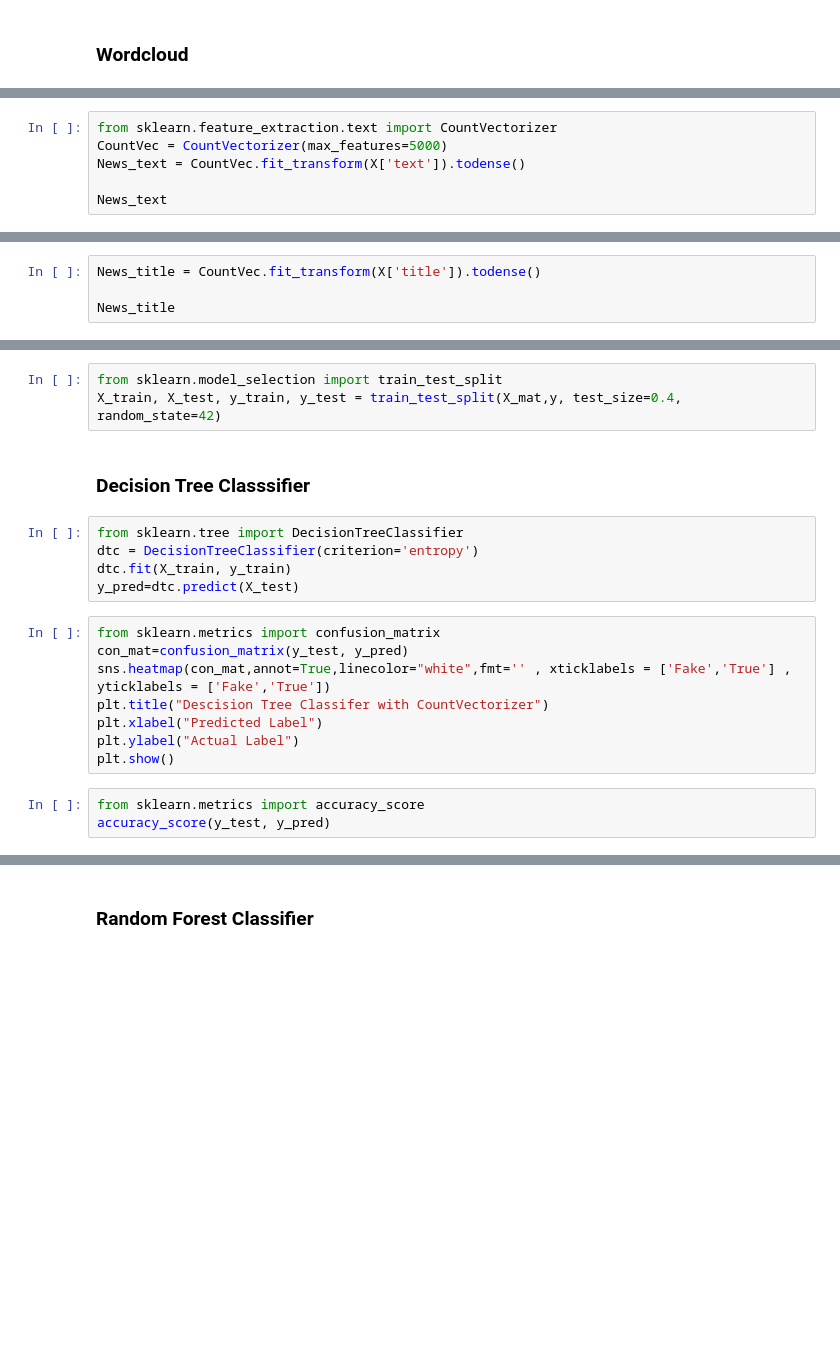
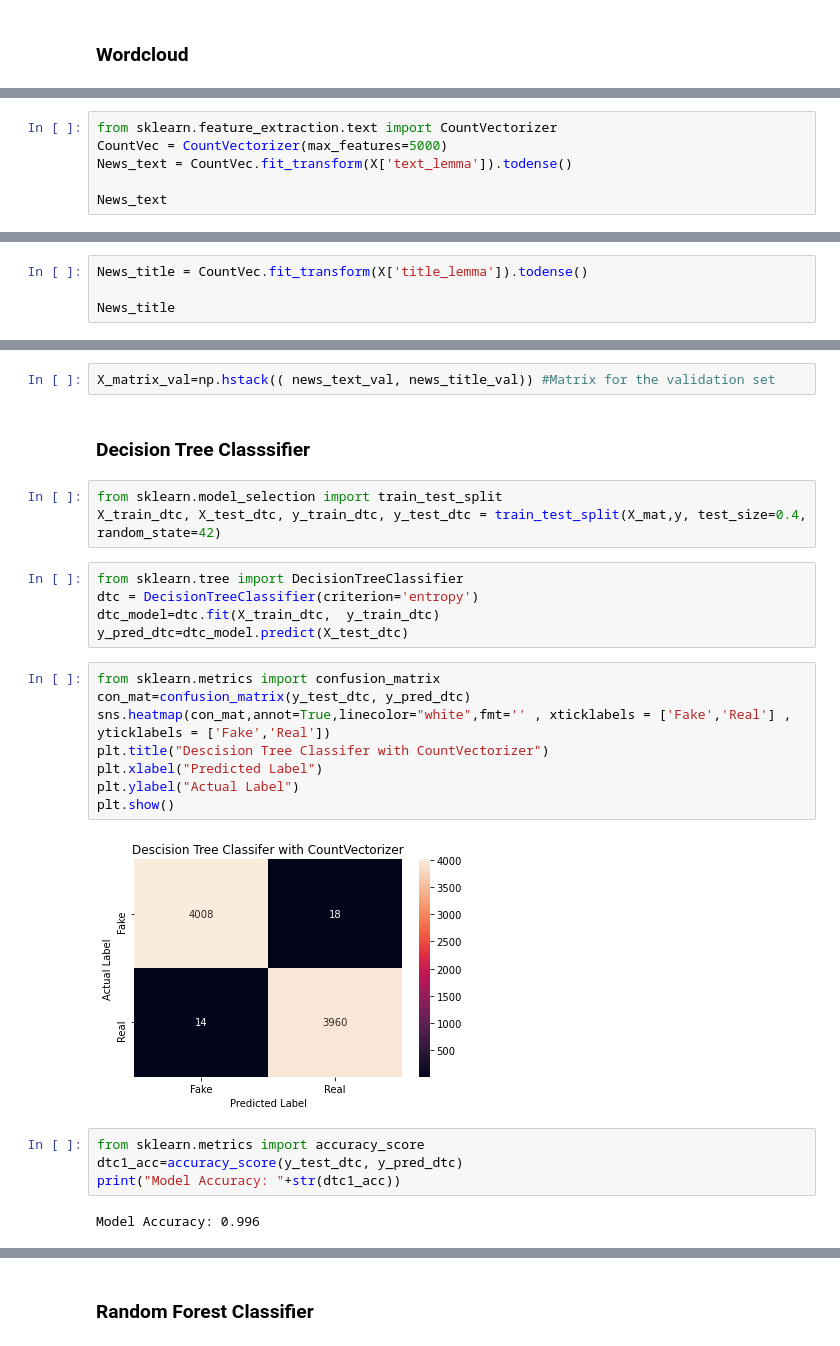
Before and after one commit to carolinlyybek/ids_fakenews, a Jupyter notebook: Project D23 KAGGLE-FAKE NEWS DETECTION.ipynb, the cells around one changed output, grey strips where cells are left out. Drawn from its saved outputs; the diff is of its cells as text; blank space fills up the shorter version.

Commit message:
Models and comparison

```diff
--- a/Project D23 KAGGLE-FAKE NEWS DETECTION.ipynb
+++ b/Project D23 KAGGLE-FAKE NEWS DETECTION.ipynb
@@ -328,6 +332,6 @@ CountVectorizer converts a collection of text documents to matrix of token count
 # %%
 from sklearn.feature_extraction.text import CountVectorizer
 CountVec = CountVectorizer(max_features=5000)
-News_text = CountVec.fit_transform(X['text']).todense()
+News_text = CountVec.fit_transform(X['text_lemma']).todense()
 
 News_text
@@ -334,4 +346,4 @@ News_text
 # %%
-News_title = CountVec.fit_transform(X['title']).todense()
+News_title = CountVec.fit_transform(X['title_lemma']).todense()
 
 News_title
@@ -345,21 +368,28 @@ X_mat = np.hstack(( News_text, News_title))
-# %%
-from sklearn.model_selection import train_test_split
-X_train, X_test, y_train, y_test = train_test_split(X_mat,y, test_size=0.4, random_state=42)
+# %%
+X_matrix_val=np.hstack(( news_text_val, news_title_val)) #Matrix for the validation set
 # %% [markdown]
 ### Decision Tree Classsifier
+# %%
+from sklearn.model_selection import train_test_split
+X_train_dtc, X_test_dtc, y_train_dtc, y_test_dtc = train_test_split(X_mat,y, test_size=0.4, random_state=42)
 # %%
 from sklearn.tree import DecisionTreeClassifier
 dtc = DecisionTreeClassifier(criterion='entropy')
-dtc.fit(X_train, y_train)
-y_pred=dtc.predict(X_test)
+dtc_model=dtc.fit(X_train_dtc,  y_train_dtc)
+y_pred_dtc=dtc_model.predict(X_test_dtc)
 # %%
 from sklearn.metrics import confusion_matrix
-con_mat=confusion_matrix(y_test, y_pred)
-sns.heatmap(con_mat,annot=True,linecolor="white",fmt='' , xticklabels = ['Fake','True'] , yticklabels = ['Fake','True'])
+con_mat=confusion_matrix(y_test_dtc, y_pred_dtc)
+sns.heatmap(con_mat,annot=True,linecolor="white",fmt='' , xticklabels = ['Fake','Real'] , yticklabels = ['Fake','Real'])
 plt.title("Descision Tree Classifer with CountVectorizer")
 plt.xlabel("Predicted Label")
 plt.ylabel("Actual Label")
 plt.show()
+# %% [output]
+[figure, added]
 # %%
 from sklearn.metrics import accuracy_score
-accuracy_score(y_test, y_pred)
+dtc1_acc=accuracy_score(y_test_dtc, y_pred_dtc)
+print("Model Accuracy: "+str(dtc1_acc))
+# %% [output]
+Model Accuracy: 0.996
```
Also changed, not shown: parts of 75 cells of this notebook, 4 other files.
